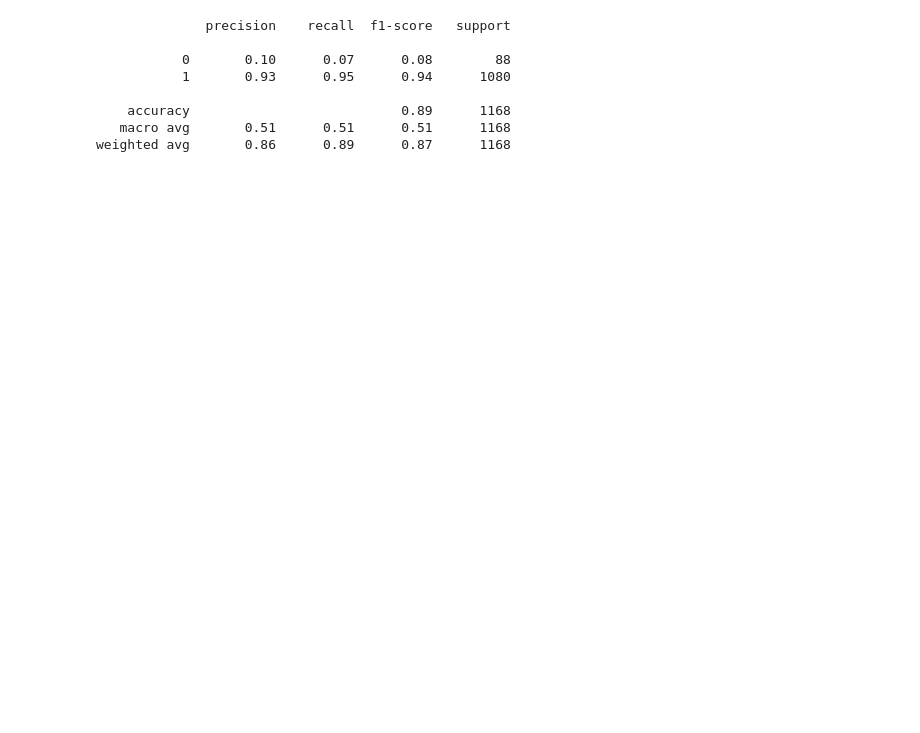
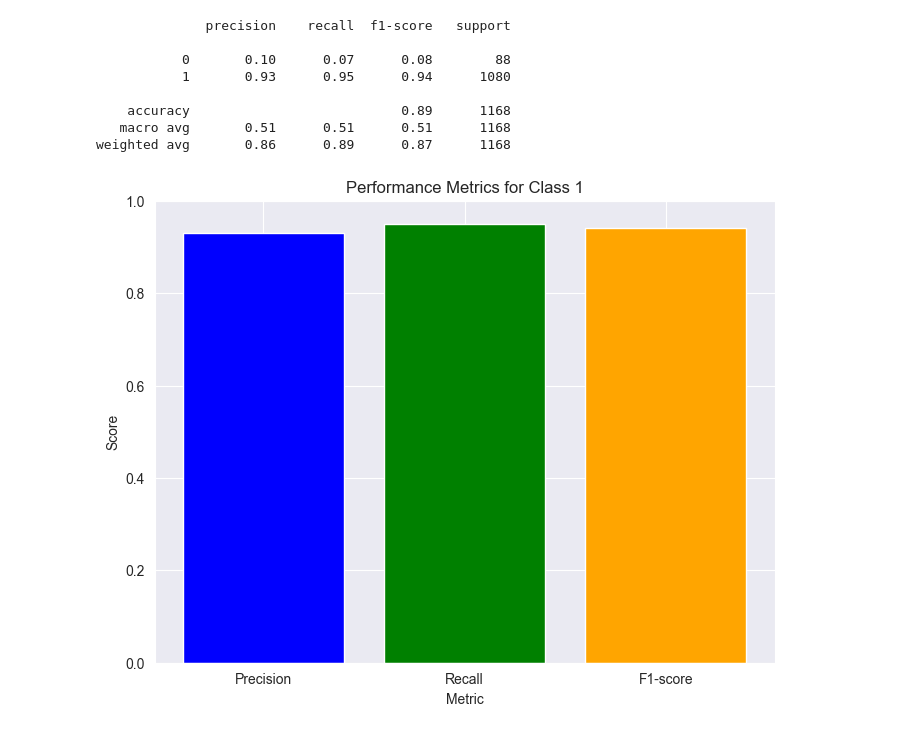
Before and after one commit to jeancarson/Block3Epic, a Jupyter notebook: naive_bayes/nayes_bayes1.ipynb, the cells around one changed output. Drawn from its saved outputs; the diff is of its cells as text; code cells hidden in the pictures; blank space fills up the shorter version.

```diff
--- a/naive_bayes/nayes_bayes1.ipynb
+++ b/naive_bayes/nayes_bayes1.ipynb
@@ -135,3 +131,27 @@ print(classification_report(y_test,y_pred))
     accuracy                           0.89      1168
    macro avg       0.51      0.51      0.51      1168
 weighted avg       0.86      0.89      0.87      1168
+# %%
+import matplotlib.pyplot as plt
+
+# Precision, recall, and F1-score values for Class 1
+precision_class1 = 0.93
+recall_class1 = 0.95
+f1_score_class1 = 0.94
+
+# Plotting
+plt.figure(figsize=(8, 6))
+
+metrics = ['Precision', 'Recall', 'F1-score']
+values = [precision_class1, recall_class1, f1_score_class1]
+
+plt.bar(metrics, values, color=['blue', 'green', 'orange'])
+
+plt.xlabel('Metric')
+plt.ylabel('Score')
+plt.title('Performance Metrics for Class 1')
+plt.ylim(0, 1)  # Setting y-axis limit to ensure visibility of all scores
+
+plt.show()
+# %% [output]
+[figure, added]
```
Also changed, not shown: parts of 6 cells of this notebook.
